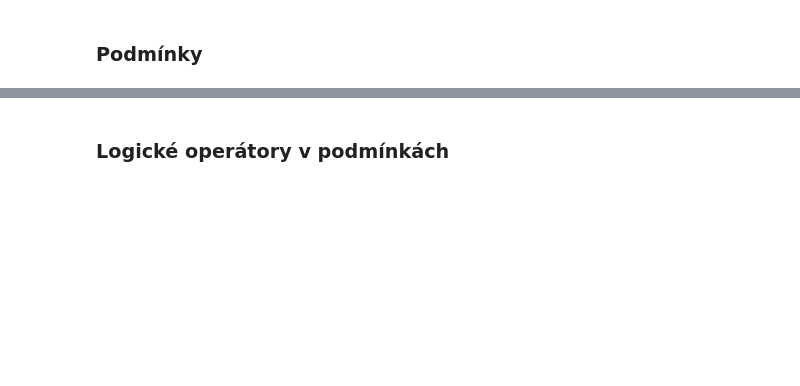
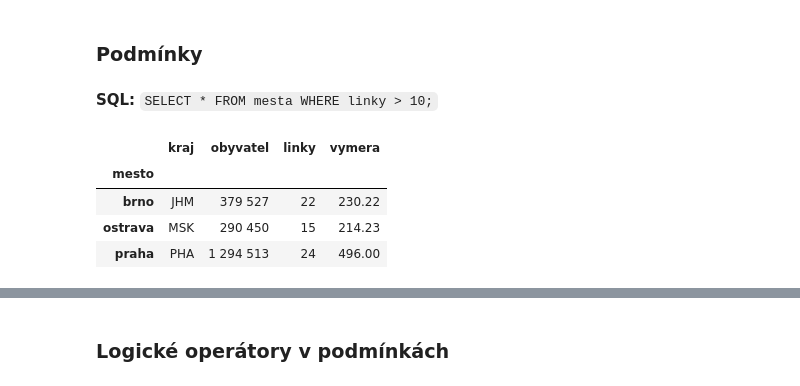
Before and after one commit to tomaskala/pandas-intro, a Jupyter notebook: pandas_intro.ipynb, the cells around one changed output, grey strips where cells are left out. Cells and saved outputs as stored; diff of their text form; code cells hidden in the pictures; blank space fills up the shorter version.

```diff
--- a/pandas_intro.ipynb
+++ b/pandas_intro.ipynb
@@ -350,2 +394,12 @@ mesta.set_index("mesto")
 # %% [markdown]
 ### Podmínky
+# %% [markdown]
+**SQL:** `SELECT * FROM mesta WHERE linky > 10;`
+# %%
+mesta[mesta["linky"] > 10]
+# %% [output]
+|  | kraj | obyvatel | linky | vymera |
+| mesto |  |  |  |  |
+| brno | JHM | 379 527 | 22 | 230.22 |
+| ostrava | MSK | 290 450 | 15 | 214.23 |
+| praha | PHA | 1 294 513 | 24 | 496.00 |
```
Also changed, not shown: parts of 26 cells of this notebook, 1 other file.
